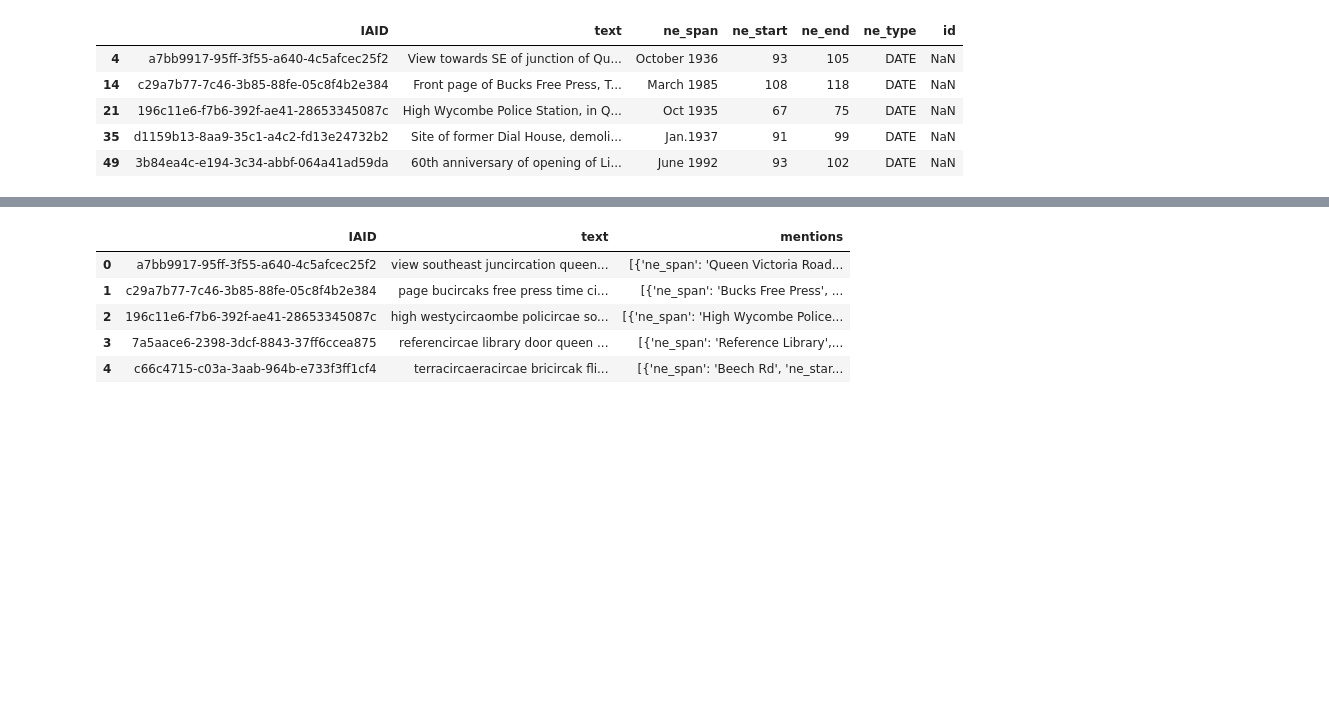
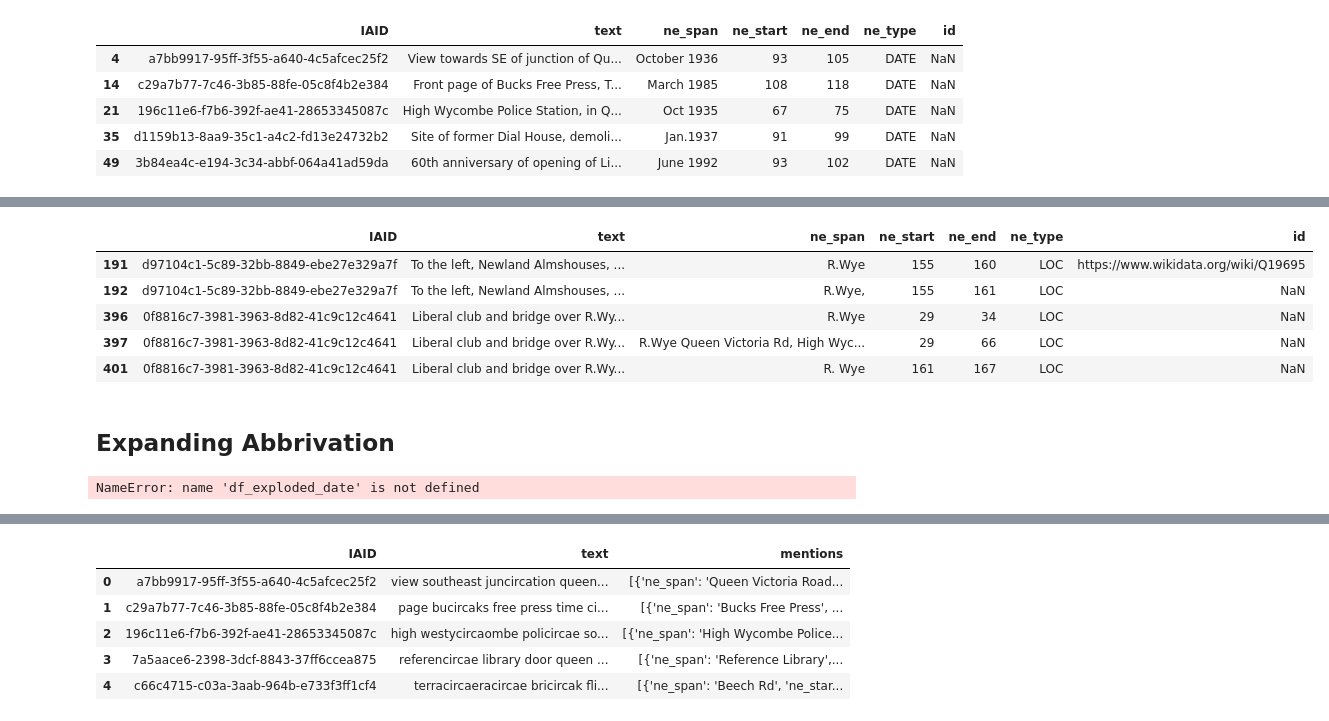
Before and after one commit to thebekhruz/Semantic_Search_v2.0, a Jupyter notebook: eda/notebooks/eda.ipynb, the cells around one changed output, grey strips where cells are left out. Drawn from its saved outputs; the diff is of its cells as text; code cells hidden in the pictures; blank space fills up the shorter version.

```diff
--- a/eda/notebooks/eda.ipynb
+++ b/eda/notebooks/eda.ipynb
@@ -509,0 +306,10 @@ KeyError: 'IAID'
+# %%
+# Find all 2-3 charachter long words in the ne_span column
+# Count how many times each of them appears
+# Show the full output
+
+# Remove apostrophes from the ne_span column
+df_exploded_location.loc[:, 'ne_span'] = df_exploded_location['ne_span'].str.replace("'", "")
+
+with pd.option_context('display.max_rows', None, 'display.max_columns', None):
+    print(df_exploded_location['ne_span'].str.findall(r'\b\w{1,3}\b').explode().value_counts().to_frame())
@@ -509,0 +334,11 @@ KeyError: 'IAID'
+# %%
+# Show instances of objects that contain alone standing character 'R'
+df_exploded_location[df_exploded_location['ne_span'].str.contains(r'\bR\b')].head()
+# R means river in this context. We will replace it with 'River'
+# %% [output]
+|  | IAID | text | ne_span | ne_start | ne_end | ne_type | id |
+| 191 | d97104c1-5c89-32bb-8849-ebe27e329a7f | To the left, Newland Almshouses, ... | R.Wye | 155 | 160 | LOC | https://www.wikidata.org/wiki/Q19695 |
+| 192 | d97104c1-5c89-32bb-8849-ebe27e329a7f | To the left, Newland Almshouses, ... | R.Wye, | 155 | 161 | LOC | NaN |
+| 396 | 0f8816c7-3981-3963-8d82-41c9c12c4641 | Liberal club and bridge over R.Wy... | R.Wye | 29 | 34 | LOC | NaN |
+| 397 | 0f8816c7-3981-3963-8d82-41c9c12c4641 | Liberal club and bridge over R.Wy... | R.Wye Queen Victoria Rd, High Wyc... | 29 | 66 | LOC | NaN |
+| 401 | 0f8816c7-3981-3963-8d82-41c9c12c4641 | Liberal club and bridge over R.Wy... | R. Wye | 161 | 167 | LOC | NaN |
@@ -517,4 +371,10 @@ KeyError: 'IAID'
 
 # !TODO:
 # 1. Use nlp to expnad abbrivation and normalise the text.
+# %% [markdown]
+## Expanding Abbrivation
+# %%
+df_exploded_date.head()
+# %% [output]
+NameError: name 'df_exploded_date' is not defined
 # %%
```
Also changed, not shown: parts of 45 cells of this notebook.
